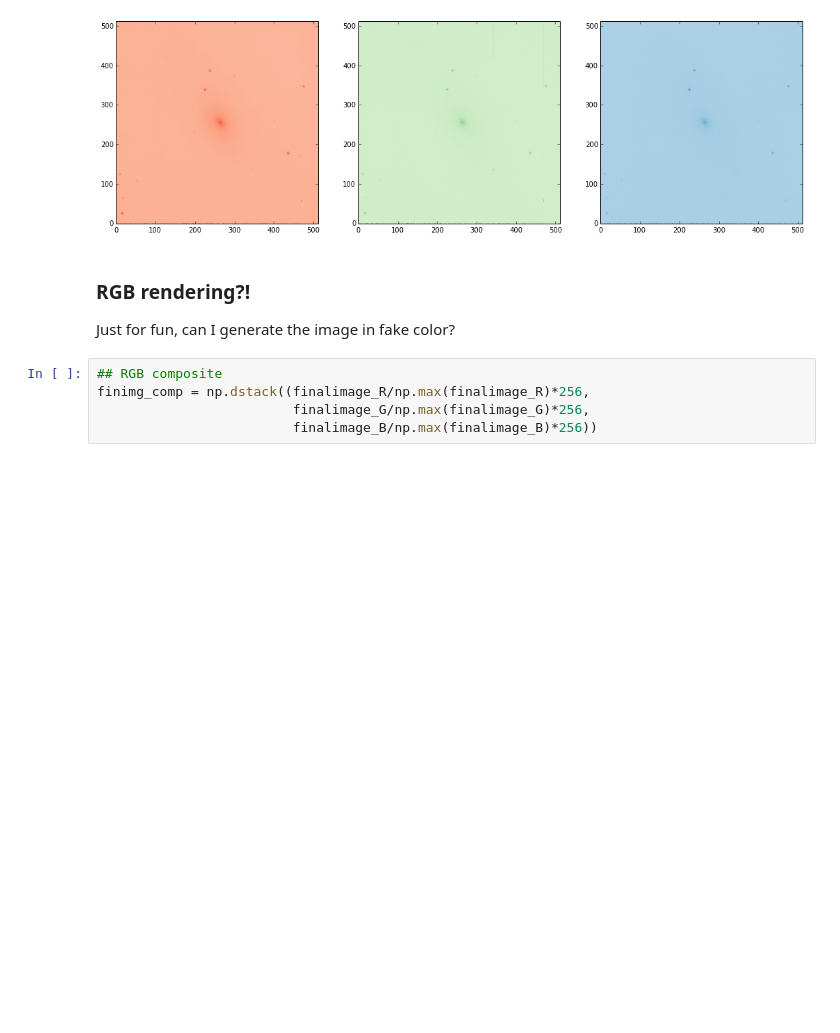
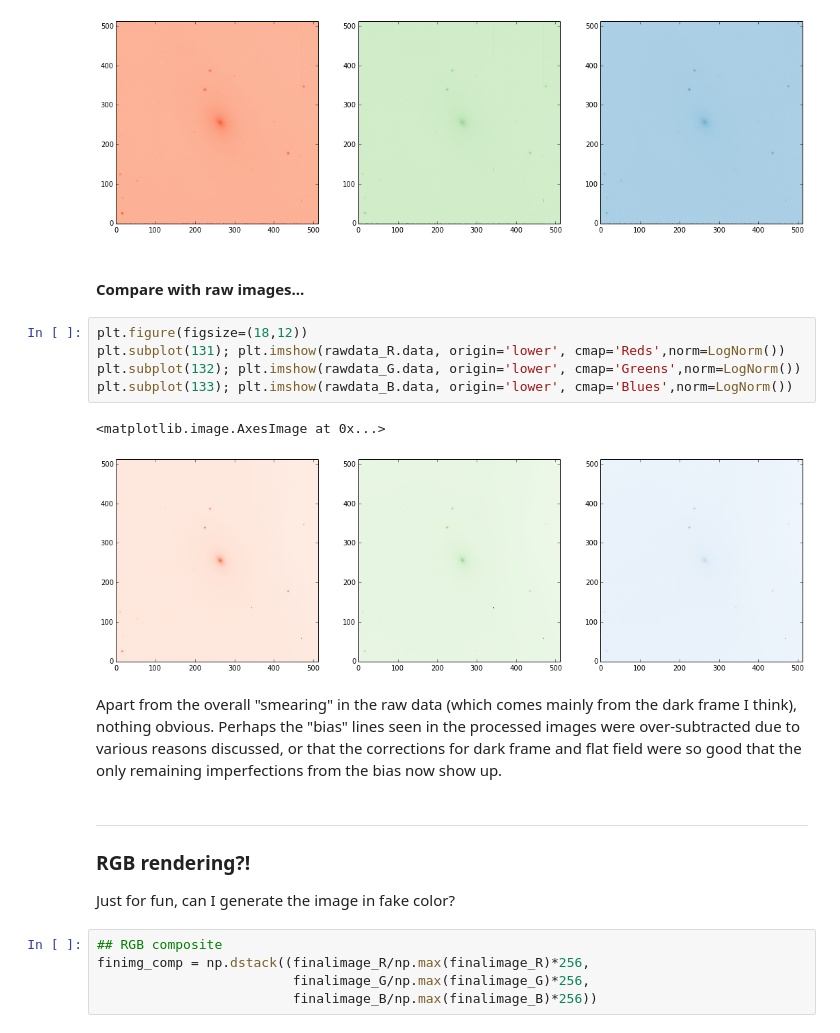
Before and after one commit to Mipanox/PHYS301, a Jupyter notebook: Lab1.1/lab1_1.ipynb, the cells around one changed output. Drawn from its saved outputs; the diff is of its cells as text; blank space fills up the shorter version.

Commit message:
comparison to raw images

```diff
--- a/Lab1.1/lab1_1.ipynb
+++ b/Lab1.1/lab1_1.ipynb
@@ -269,7 +269,20 @@ plt.subplot(133); plt.imshow(finalimage_B, origin='lower', cmap='Blues',norm=Log
 # %% [output]
 <matplotlib.image.AxesImage at 0x...>
 [figure]
+# %% [markdown]
+#### Compare with raw images...
+# %%
+plt.figure(figsize=(18,12))
+plt.subplot(131); plt.imshow(rawdata_R.data, origin='lower', cmap='Reds',norm=LogNorm())
+plt.subplot(132); plt.imshow(rawdata_G.data, origin='lower', cmap='Greens',norm=LogNorm())
+plt.subplot(133); plt.imshow(rawdata_B.data, origin='lower', cmap='Blues',norm=LogNorm())
+# %% [output]
+<matplotlib.image.AxesImage at 0x...>
+[figure, added]
+# %% [markdown]
+Apart from the overall "smearing" in the raw data (which comes mainly from the dark frame I think), nothing obvious. Perhaps the "bias" lines seen in the processed images were over-subtracted due to various reasons discussed, or that the corrections for dark frame and flat field were so good that the only remaining imperfections from the bias now show up.
 # %% [markdown]
+---
 ### RGB rendering?!
 Just for fun, can I generate the image in fake color?
 # %%
```
Also changed, not shown: parts of 1 cell of this notebook.
